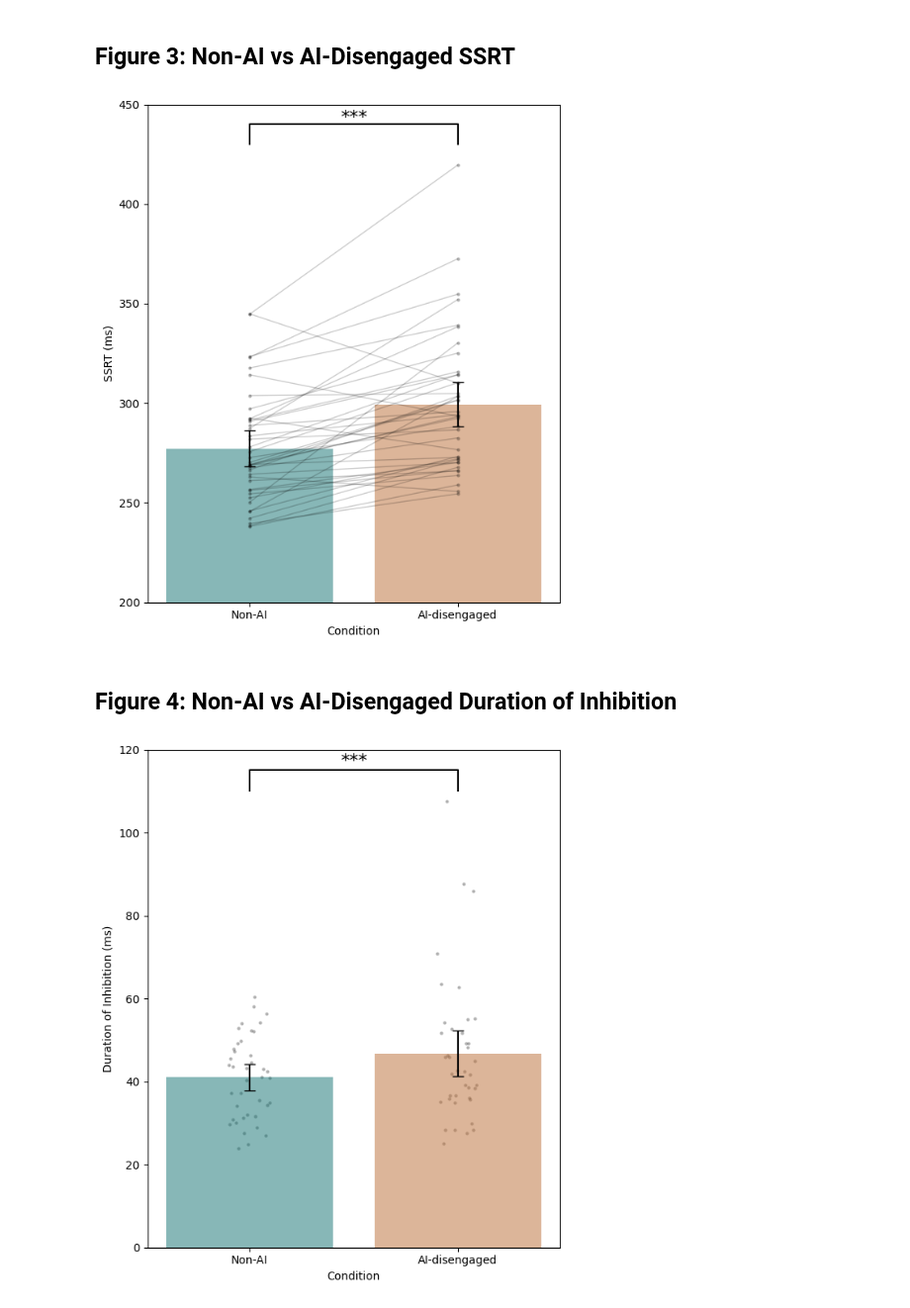
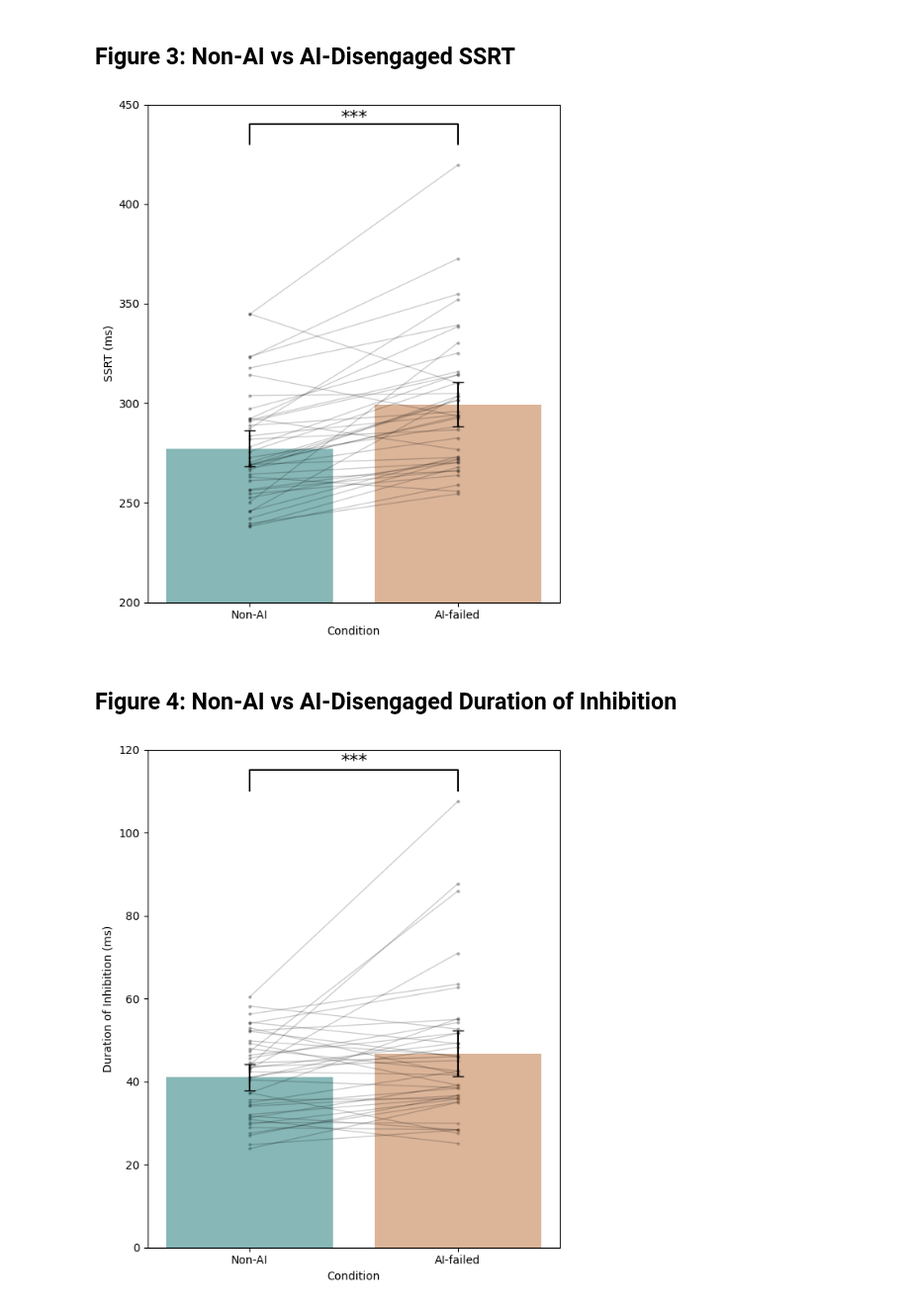
Before and after one commit to kriti-ach/SharedControlPaper, a Jupyter notebook: notebooks/06_generate_figures.ipynb, the cells around one changed output. Shown at 99% size. Drawn from its saved outputs; the diff is of its cells as text; code cells hidden in the pictures.

```diff
--- a/notebooks/06_generate_figures.ipynb
+++ b/notebooks/06_generate_figures.ipynb
@@ -39,7 +39,7 @@ melted_df_ssrt = merged_df.melt(id_vars='subject_id', value_vars=['non_ai', 'ai_
 
 custom_names = {
     'non_ai': 'Non-AI',
-    'ai_disengaged': 'AI-disengaged'
+    'ai_disengaged': 'AI-failed'
 }
 
 melted_df_ssrt['Condition'] = melted_df_ssrt['Condition'].map(custom_names)
@@ -59,7 +59,7 @@ ci_bounds = stats.t.interval(0.95, df, loc=summary_df['Mean'], scale=summary_df[
 summary_df['CI_lower'] = ci_bounds[0]
 summary_df['CI_upper'] = ci_bounds[1]
 
-desired_order = ['Non-AI', 'AI-disengaged']
+desired_order = ['Non-AI', 'AI-failed']
 
 summary_df['Condition'] = pd.Categorical(summary_df['Condition'], categories=desired_order, ordered=True)
 summary_df = summary_df.sort_values('Condition').reset_index()
@@ -98,17 +98,18 @@ plt.tight_layout()
 plt.savefig(f'{parent_directory}/figures/figure3.png', dpi=300)
 plt.show()
 # %% [output]
-[figure, old version]
+[figure, new version]
 # %% [markdown]
 ## Figure 4: Non-AI vs AI-Disengaged Duration of Inhibition
 # %%
 duration_of_inhibition = duration_of_inhibition.reset_index()
+duration_of_inhibition = duration_of_inhibition.rename(columns={'index': 'subject_id'})
 melted_df_duration = duration_of_inhibition.melt(id_vars='subject_id', value_vars=['non_ai', 'ai_disengaged'],
                             var_name='Condition', value_name='Duration of Inhibition')
 
 custom_names = {
     'non_ai': 'Non-AI',
-    'ai_disengaged': 'AI-disengaged'
+    'ai_disengaged': 'AI-failed'
 }
 
 melted_df_duration['Condition'] = melted_df_duration['Condition'].map(custom_names)
@@ -130,7 +131,7 @@ n = melted_df_duration.groupby('Condition').size()
 df = n - 1
 confidence_level = 0.95
 
-desired_order = ['Non-AI', 'AI-disengaged']
+desired_order = ['Non-AI', 'AI-failed']
 
 summary_df['Condition'] = pd.Categorical(summary_df['Condition'], categories=desired_order, ordered=True)
 summary_df = summary_df.sort_values('Condition').reset_index()
@@ -138,7 +139,13 @@ summary_df = summary_df.sort_values('Condition').reset_index()
 plt.figure(figsize=(6, 7))
 
 sns.barplot(data=summary_df, x='Condition', y='Mean', palette=["teal", "chocolate"], alpha=0.5)
-sns.stripplot(x='Condition', y='Duration of Inhibition', data=melted_df_duration, color='black', alpha=0.3, size=3, jitter=.1, zorder=0)
+
+for subject in melted_df_duration['subject_id'].unique():
+    subject_data = melted_df_duration[melted_df_duration['subject_id'] == subject]
+    plt.plot(range(len(subject_data)), subject_data['Duration of Inhibition'],
+            color='black', alpha=0.2, linewidth=1)
+
+sns.stripplot(x='Condition', y='Duration of Inhibition', data=melted_df_duration, color='black', alpha=0.3, jitter=0, size=3, zorder=0)
 
 for index, row in summary_df.iterrows():
     plt.errorbar(x=index, y=row['Mean'],
@@ -146,14 +153,14 @@ for index, row in summary_df.iterrows():
                  fmt='none', color='black', capsize=5)
 
 plt.plot([0, 0, 1, 1], [110, 115, 115, 110], color='black')
 
 plt.text(0.5, 116, "***", ha='center', fontsize=16)
 plt.ylim((0, 120))
 plt.xlabel('Condition')
 plt.ylabel('Duration of Inhibition (ms)')
 
 plt.tight_layout()
 plt.savefig(f'{parent_directory}/figures/figure4.png', dpi=300)
 plt.show()
 # %% [output]
-[figure, old version]
+[figure, new version]
```
Also changed, not shown: parts of 1 cell of this notebook, 58 other files.
